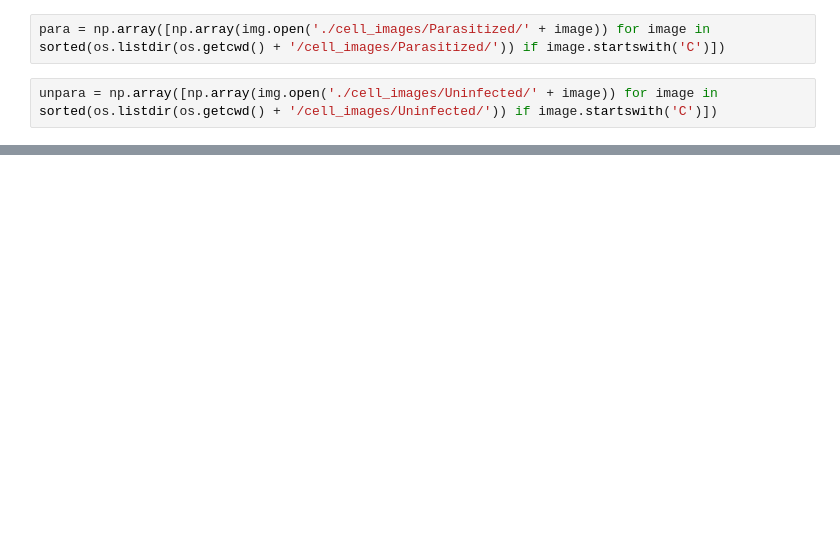
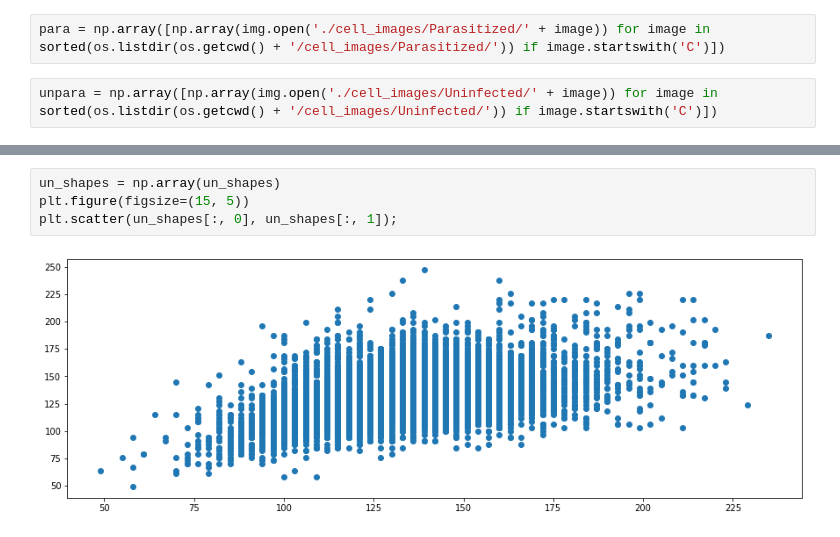
Before and after one commit to marcinsola/malaria-detection, a Jupyter notebook: malaria.ipynb, the cells around one changed output, grey strips where cells are left out. Cells and saved outputs as stored; diff of their text form; blank space fills up the shorter version.

```diff
--- a/malaria.ipynb
+++ b/malaria.ipynb
@@ -27,0 +43,6 @@ len(set(shapes))
+# %%
+un_shapes = np.array(un_shapes)
+plt.figure(figsize=(15, 5))
+plt.scatter(un_shapes[:, 0], un_shapes[:, 1]);
+# %% [output]
+[figure, added]
```
Also changed, not shown: parts of 6 cells of this notebook.
